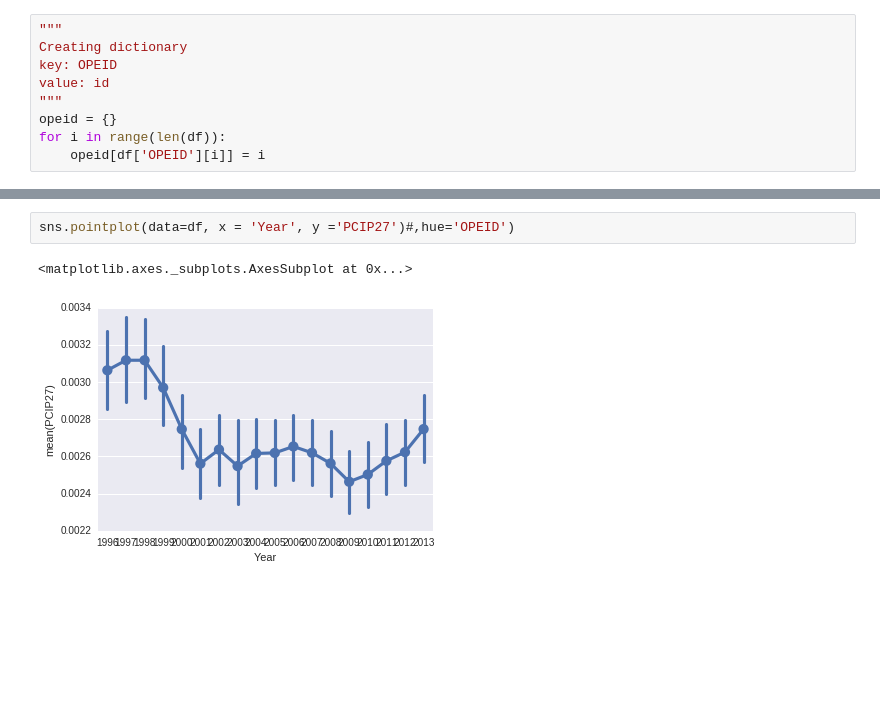
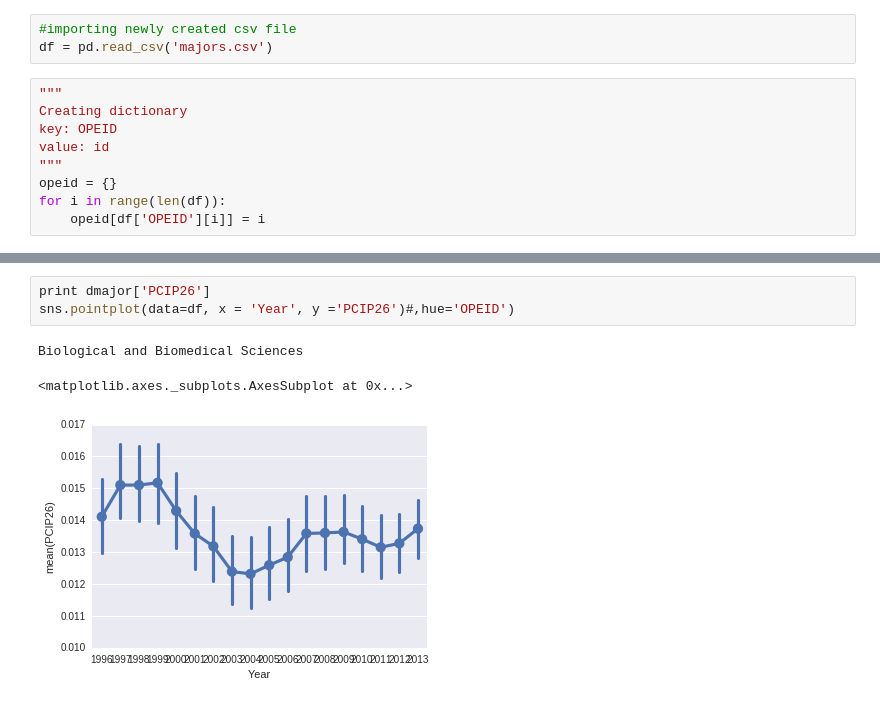
Before and after one commit to tj-kim/DataScience16CTW, a Jupyter notebook: majoroveryears.ipynb, the cells around one changed output, grey strips where cells are left out. Saved outputs shown, nothing was run; the diff lists cells and outputs as text; blank space fills up the shorter version.

```diff
--- a/majoroveryears.ipynb
+++ b/majoroveryears.ipynb
@@ -94,3 +96,6 @@ df = pd.concat([major96, major97,major98, major99, major00,
+# %%
+#importing newly created csv file
+df = pd.read_csv('majors.csv')
 # %%
 """
 Creating dictionary
@@ -153,5 +160,7 @@ plt.scatter(yearlist, plotlist)
 # %%
-sns.pointplot(data=df, x = 'Year', y ='PCIP27')#,hue='OPEID')
+print dmajor['PCIP26']
+sns.pointplot(data=df, x = 'Year', y ='PCIP26')#,hue='OPEID')
 # %% [output]
-<matplotlib.axes._subplots.AxesSubplot at 0x...>
+Biological and Biomedical Sciences
+<matplotlib.axes._subplots.AxesSubplot at 0x...>
-[figure, old version]
+[figure, new version]
```
Also changed, not shown: parts of 36 cells of this notebook, 3 other files.
